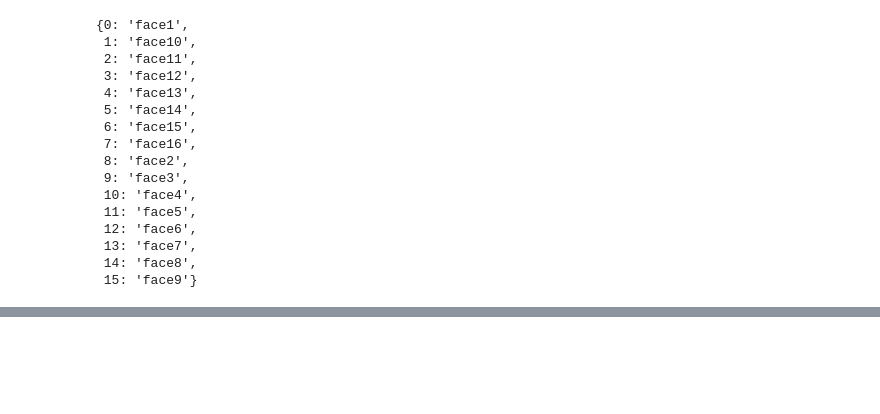
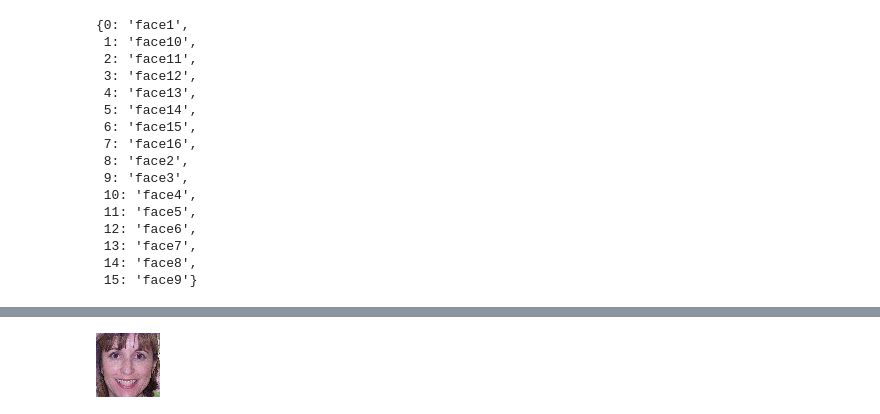
Before and after one commit to Murtiza007/CNN, a Jupyter notebook: faceRecognition.ipynb, the cells around one changed output, grey strips where cells are left out. Cells and saved outputs as stored; diff of their text form; code cells hidden in the pictures; blank space fills up the shorter version.

```diff
--- a/faceRecognition.ipynb
+++ b/faceRecognition.ipynb
@@ -150,0 +160,9 @@ ValueError: Arguments `target` and `output` must have the same shape. Received:
+# %%
+import numpy as np
+from keras.preprocessing import image
+
+testImage = r"Face Images\Final Testing Images\face5\3face5.jpg"
+test_image = image.load_img(testImage, target_size=(64,64))
+test_image
+# %% [output]
+[figure, added]
```
Also changed, not shown: parts of 3 cells of this notebook.
